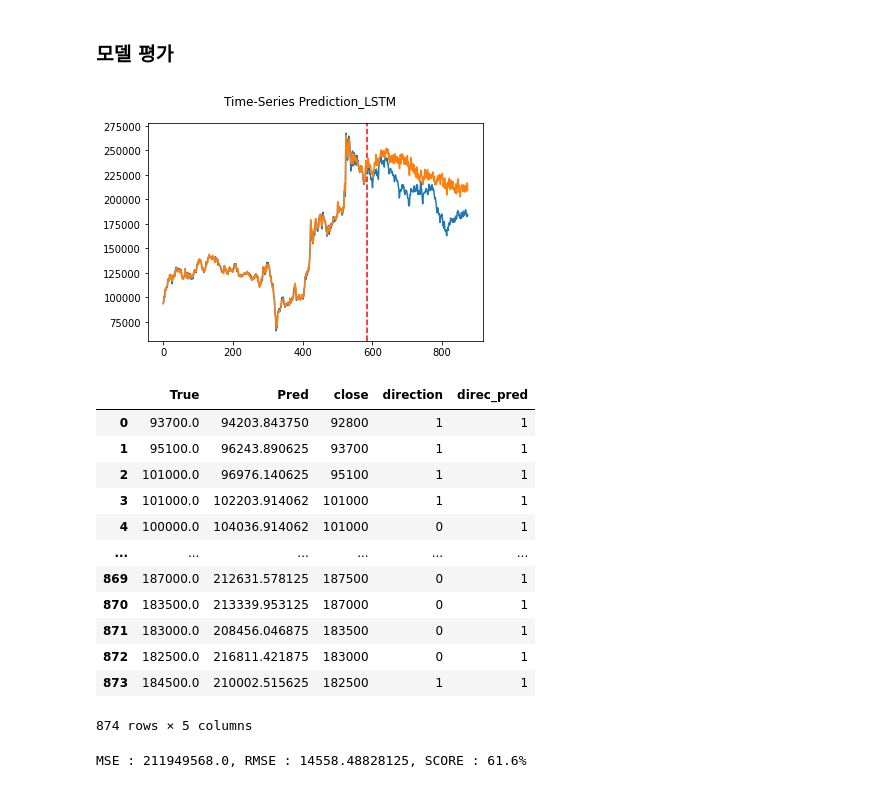
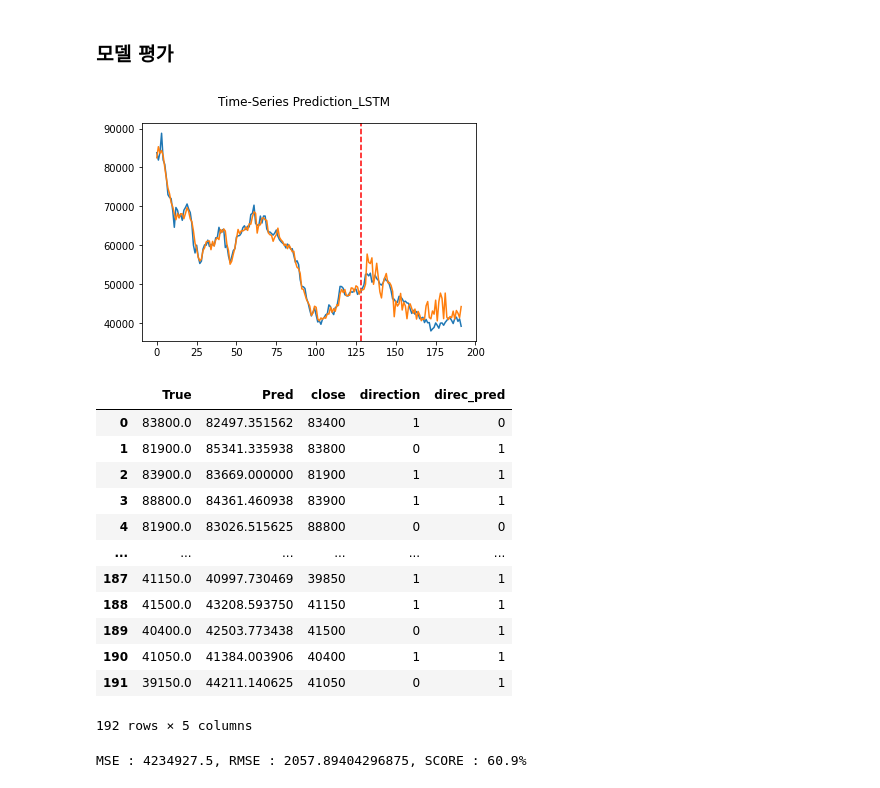
Before and after one commit to SNU-dataproject/kr-finbert, a Jupyter notebook: model/model_add_all.ipynb, the cells around one changed output. Drawn from its saved outputs; the diff is of its cells as text; code cells hidden in the pictures.

```diff
--- a/model/model_add_all.ipynb
+++ b/model/model_add_all.ipynb
@@ -77,3 +78,14 @@ raw_data
 | 2022-06-08 | 183500 | 185000 | 182000 | 183000 | 556940 | -0.002725 | 0.997275 | 0.991964 | 0.032209 | 0.073756 | ... |
 | 2022-06-09 | 183000 | 183500 | 180500 | 182500 | 656175 | -0.002732 | 0.997268 | 0.991942 | 0.028988 | 0.073035 | ... |
 874 rows × 36 columns
+# %%
+# 카카오뱅크
+
+# 로우 데이터로 엑셀파일 로드
+# 실행 전에 미리 구글 드라이브 마운트를 해야하고 동일 경로에서 엑셀파일을 읽어들여야 함
+raw_data = pd.read_excel('kakaobank_stock_dataset_finBERT_notnull.xlsx')
+
+raw_data = raw_data.set_index("Date")
+print(raw_data.shape)
+raw_data = raw_data.dropna(axis=0) # 널값 있는 행 제거
+raw_data
@@ -107,3 +145,14 @@ Date
 
 [874 rows x 1 columns]
 [figure]
+# %%
+# 카카오뱅크
+raw_X_A = raw_data.iloc[:, :19] # finbert 결과만 추가했음
+raw_y = raw_data.iloc[:, 19:20] # 다음날 종가 데이터가 들어있음
+
+print(raw_X_A)
+print(raw_y)
+
+# plt.plot(raw_y, label = 'samsung')
+plt.plot(raw_y, label = 'kakao bank')
+plt.show()
@@ -300,48 +368,49 @@ direction = []
 direc_pred = []
 for i in score_table.iterrows():
     if i[1][0] >= i[1][2]:
         direction.append(1)
     else:
         direction.append(0)
 
 for i in score_table.iterrows():
     if i[1][1] >= i[1][2]:
         direc_pred.append(1)
     else:
         direc_pred.append(0)
 
 score_table['direction'] = direction
 score_table['direc_pred'] = direc_pred
 
 cnt = 0
 for i in score_table.iterrows():
-    if i[1][3] == i[1][4]:
-        cnt += 1
+    if i[0] >= train_size:
+        if i[1][3] == i[1][4]:
+            cnt += 1
 
-result = cnt/len(score_table)*100
+result = cnt/(len(score_table)-train_size)*100
 result = result
 # -----
 
 display(score_table)
 
 # validation score
 MSE = mean_squared_error(score_table['True'], score_table['Pred'])
 RMSE = np.sqrt(MSE)
 
 print(f"MSE : {MSE}, RMSE : {RMSE}, SCORE : {result:.1f}%")
 # %% [output]
-[figure, old version]
+[figure, new version]
 |  | True | Pred | close | direction | direc_pred |
-| 0 | 93700.0 | 94203.843750 | 92800 | 1 | 1 |
-| 1 | 95100.0 | 96243.890625 | 93700 | 1 | 1 |
-| 2 | 101000.0 | 96976.140625 | 95100 | 1 | 1 |
-| 3 | 101000.0 | 102203.914062 | 101000 | 1 | 1 |
-| 4 | 100000.0 | 104036.914062 | 101000 | 0 | 1 |
+| 0 | 83800.0 | 82497.351562 | 83400 | 1 | 0 |
+| 1 | 81900.0 | 85341.335938 | 83800 | 0 | 1 |
+| 2 | 83900.0 | 83669.000000 | 81900 | 1 | 1 |
+| 3 | 88800.0 | 84361.460938 | 83900 | 1 | 1 |
+| 4 | 81900.0 | 83026.515625 | 88800 | 0 | 0 |
 | ... | ... | ... | ... | ... | ... |
-| 869 | 187000.0 | 212631.578125 | 187500 | 0 | 1 |
-| 870 | 183500.0 | 213339.953125 | 187000 | 0 | 1 |
-| 871 | 183000.0 | 208456.046875 | 183500 | 0 | 1 |
-| 872 | 182500.0 | 216811.421875 | 183000 | 0 | 1 |
-| 873 | 184500.0 | 210002.515625 | 182500 | 1 | 1 |
+| 187 | 41150.0 | 40997.730469 | 39850 | 1 | 1 |
+| 188 | 41500.0 | 43208.593750 | 41150 | 1 | 1 |
+| 189 | 40400.0 | 42503.773438 | 41500 | 0 | 1 |
+| 190 | 41050.0 | 41384.003906 | 40400 | 1 | 1 |
+| 191 | 39150.0 | 44211.140625 | 41050 | 0 | 1 |
-874 rows × 5 columns
+192 rows × 5 columns
-MSE : 211949568.0, RMSE : 14558.48828125, SCORE : 61.6%
+MSE : 4234927.5, RMSE : 2057.89404296875, SCORE : 60.9%
```
Also changed, not shown: parts of 8 cells of this notebook, 4 other files.
